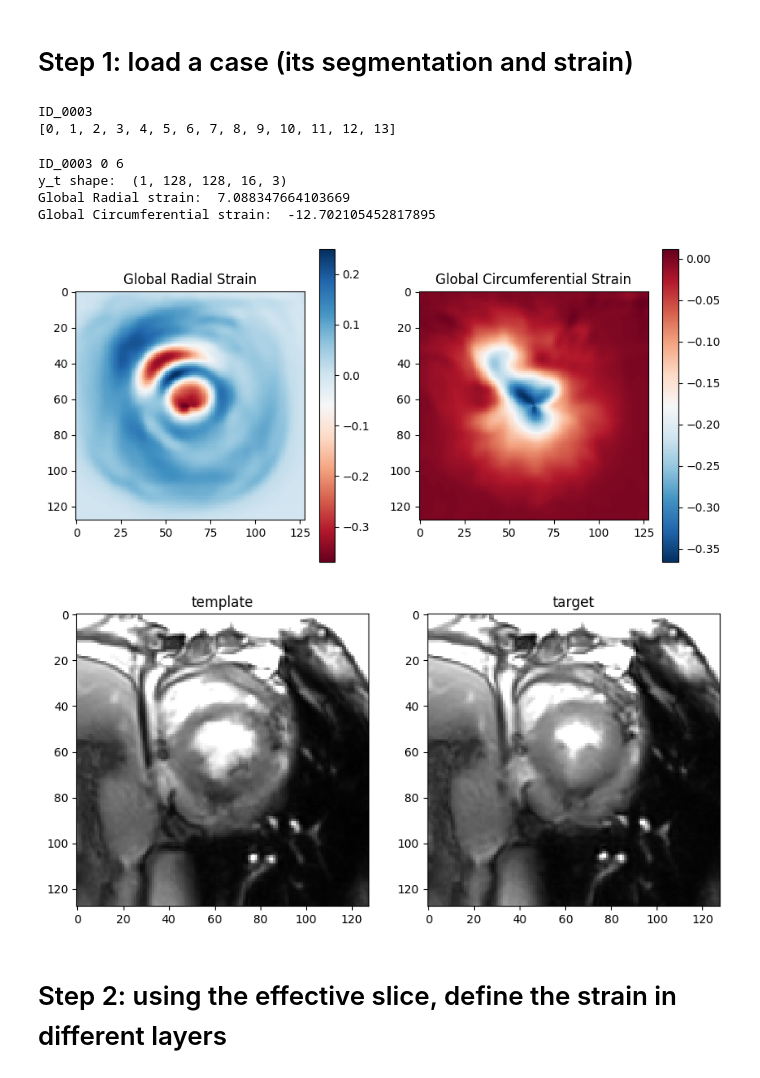
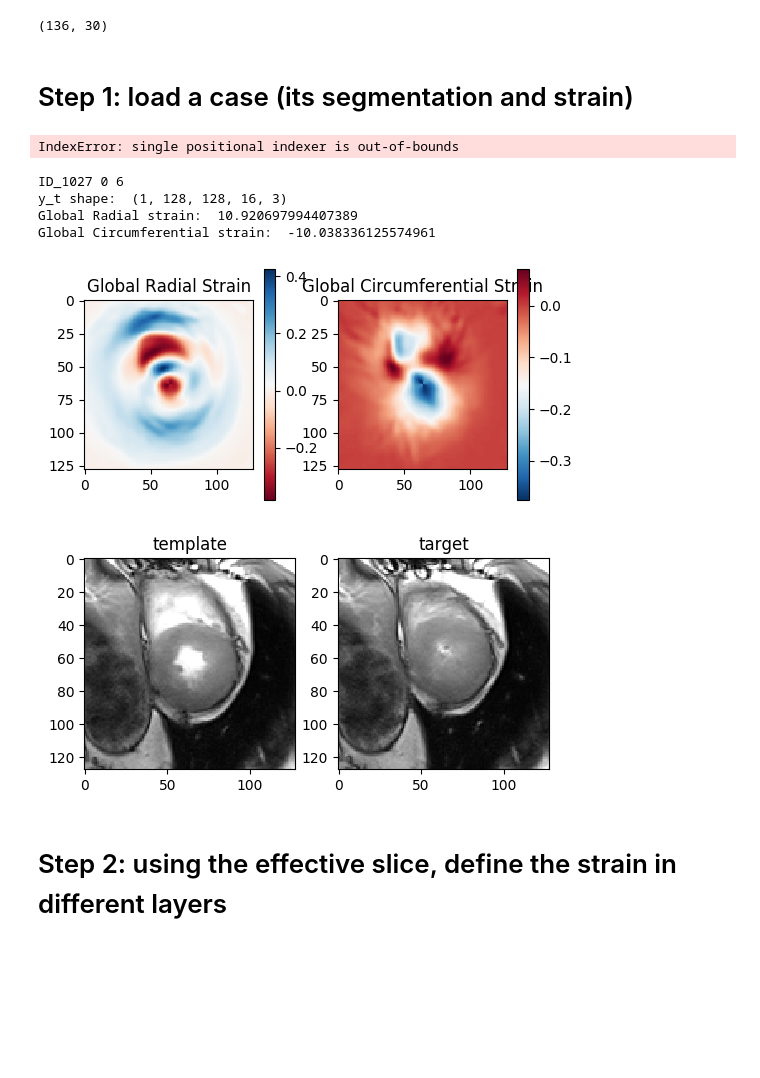
Before and after one commit to zhennongchen/DeepStrain, a Jupyter notebook: main_strain.ipynb, the cells around one changed output. Saved outputs shown, nothing was run; the diff lists cells and outputs as text; code cells hidden in the pictures; blank space fills up the shorter version.

Commit message:
change main_Strain

```diff
--- a/main_strain.ipynb
+++ b/main_strain.ipynb
@@ -24,11 +24,15 @@ main_path = '/mnt/camca_NAS/Deepstrain'
 patient_list = pd.read_excel(os.path.join('/mnt/camca_NAS/HFpEF/data/HFpEF_data/Patient_list', 'Important_HFpEF_Patient_list_unique_patient_w_ZCnotes.xlsx'))
 patient_list = patient_list[patient_list['include?'] == 'yes']
 patient_list = patient_list[patient_list['StudyDate']>20150219]
+print(patient_list.shape)
+# %% [output]
+(136, 30)
 # %% [markdown]
 # Step 1: load a case (its segmentation and strain)
 # %%
 # find patinet_list
-patient_index = 57
+patient_index = 136
+
 patient_id_num = patient_list['OurID'].iloc[patient_index]
 patient_id = ff.XX_to_ID_00XX(patient_id_num)
 print(patient_id)
@@ -50,12 +54,11 @@ effective_slices = list(intersection)
 print(effective_slices)
 
 # assert the first slice is 'basal'
-a = patient_seg[:,:,effective_slices[1]]
-b = patient_seg[:,:,effective_slices[5]]
+a = patient_seg[:,:,effective_slices[3]]
+b = patient_seg[:,:,effective_slices[10]]
 assert np.sum(a>0) > np.sum(b>0)
 # %% [output]
-ID_0003
-[0, 1, 2, 3, 4, 5, 6, 7, 8, 9, 10, 11, 12, 13]
+IndexError: single positional indexer is out-of-bounds
 # %%
 # first: get two frames
 tf1 = 0
@@ -75,41 +78,41 @@ V_nifti_2 = nb.load(os.path.join(patient_img_folder, 'img_tf' + str(tf2) + '.nii
 
 M_nifti_1 = nb.load(os.path.join(patient_seg_folder, 'seg_tf' + str(tf1) + '.nii.gz'))
 # M_nifti_2 = nb.load(os.path.join(patient_seg_folder ,'seg_tf' + str(tf2) + '.nii.gz'))
 
 # fifth: get motion vector field
 y_t = nb.load(os.path.join(main_path, 'results/MVF', patient_id, 'mvf_template'+str(tf1) + '_target'+str(tf2)+'.nii.gz')).get_fdata()
 y_t = y_t[None,...]
 print('y_t shape: ', y_t.shape)
 
-# last: calculate strain
+# last: calculate strain |
 mask_tf1 = M_nifti_1.get_fdata()
 # mask_tf2 = M_nifti_2.get_fdata()
 
 # # calculate strain
 strain = myocardial_strain_zc.MyocardialStrain(mask=mask_tf1, flow=y_t[0,:,:,:,:])
 strain.calculate_strain(lv_label=2)
 
 global_radial_strain = strain.Err[strain.mask_rot==2].mean()
 global_circumferential_strain = strain.Ecc[strain.mask_rot==2].mean()
 print('Global Radial strain: ', global_radial_strain*100)
 print('Global Circumferential strain: ', global_circumferential_strain*100)
 
-plt.figure(figsize=(10,5))
+plt.figure(figsize=(6,3))
 plt.subplot(121); plt.imshow(strain.Err[:,:,8], cmap='RdBu'); plt.title('Global Radial Strain'); plt.colorbar()
 plt.subplot(122); plt.imshow(strain.Ecc[:,:,8], cmap='RdBu_r'); plt.title('Global Circumferential Strain'); plt.colorbar()
 plt.show()
 
-plt.figure(figsize=(10,5))
+plt.figure(figsize=(6,3))
 plt.subplot(121); plt.imshow(ff.set_window(V_nifti_1.get_fdata()[:,:,7],100,250),cmap = 'gray'); plt.title('template')
 plt.subplot(122); plt.imshow(ff.set_window(V_nifti_2.get_fdata()[:,:,7],100,250),cmap = 'gray'); plt.title('target')
 plt.show()
 # %% [output]
-ID_0003 0 6
+ID_1027 0 6
 y_t shape:  (1, 128, 128, 16, 3)
-Global Radial strain:  7.088347664103669
-Global Circumferential strain:  -12.702105452817895
+Global Radial strain:  10.920697994407389
+Global Circumferential strain:  -10.038336125574961
-[figure, old version]
+[figure, new version]
-[figure, old version]
+[figure, new version]
 # %% [markdown]
 # Step 2: using the effective slice, define the strain in different layers
 # %%
```
Also changed, not shown: parts of 3 cells of this notebook, 2 other files.
